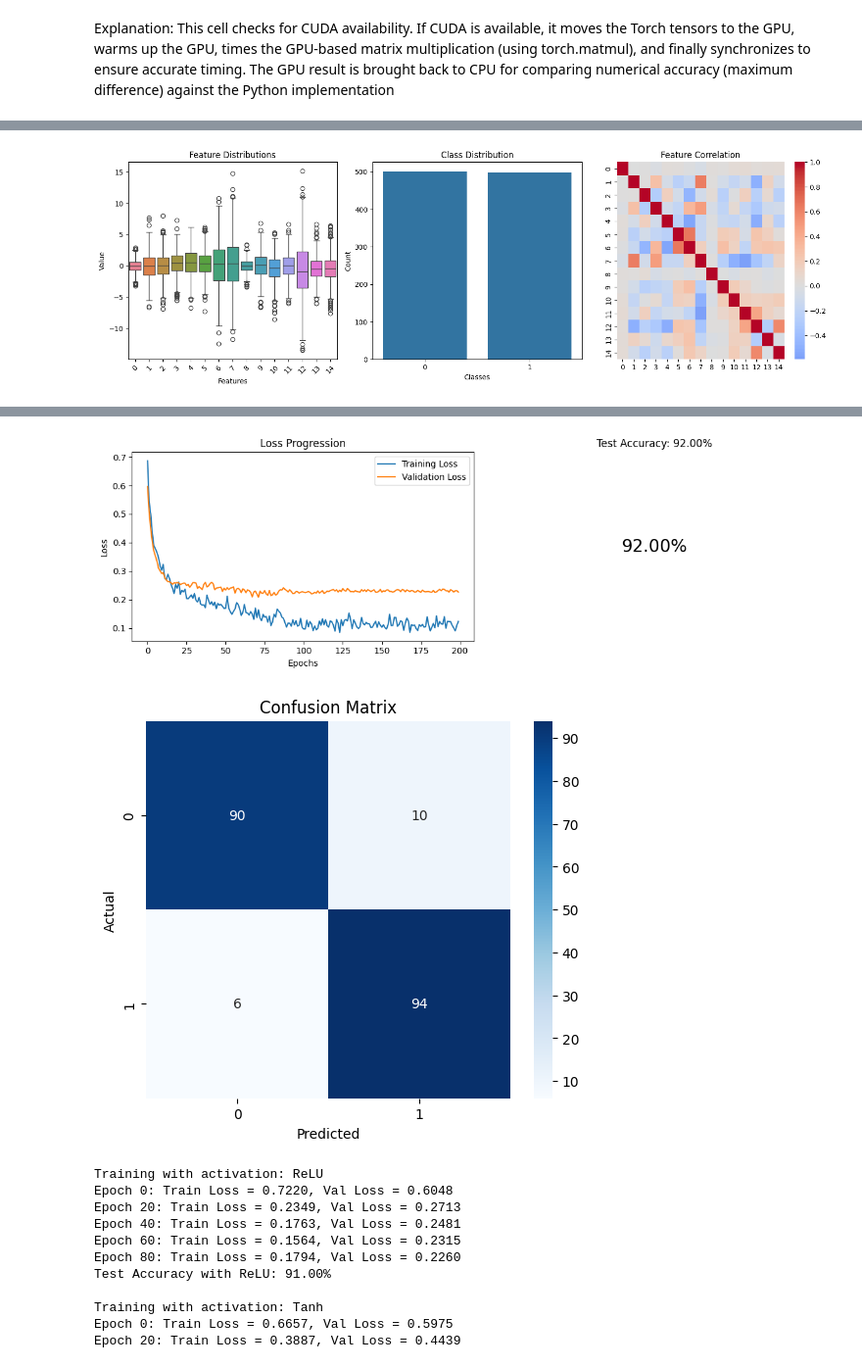
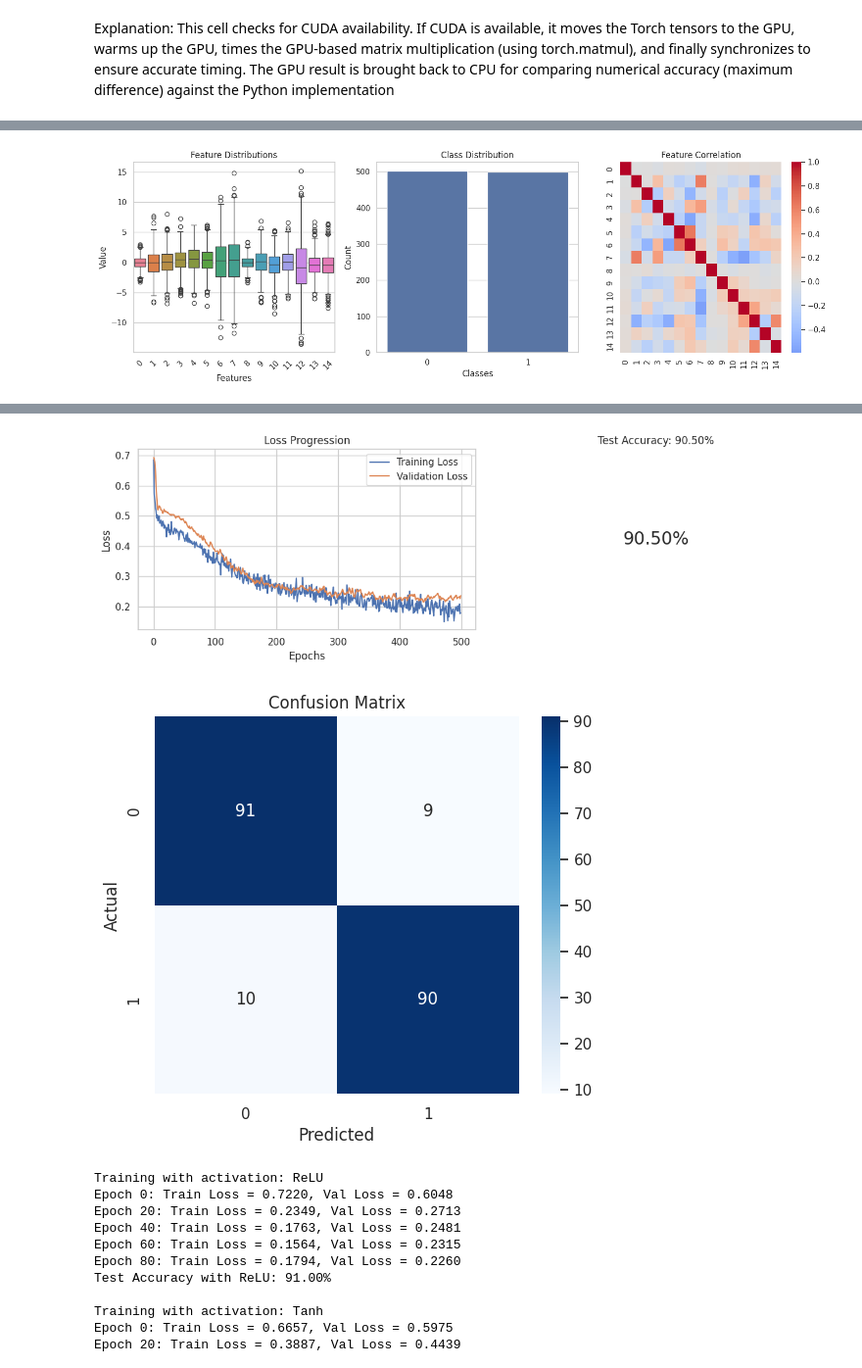
Before and after one commit to OrestisMakris/ACM-Upatras-SIG-ML, a Jupyter notebook: FeedForwardNN.ipynb, the cells around one changed output, grey strips where cells are left out. Shown at 98% size. Drawn from its saved outputs; the diff is of its cells as text; code cells hidden in the pictures.

```diff
--- a/FeedForwardNN.ipynb
+++ b/FeedForwardNN.ipynb
@@ -232,3 +269,21 @@ def generate_complex_dataset(n_samples=1000, n_features=15, n_classes=2,
         **kwargs
     )
     return X, y
+# %%
+print("Generating complex dataset...")
+X, y = generate_complex_dataset(n_samples=1000, n_features=15, n_classes=2, class_separation=0.8)
+
+#print the dataset and the shapes
+print("Dataset shape:", X.shape)
+print("Labels shape:", y.shape)
+print("First 5 samples:\n", X[:5])
+print("First 5 labels:\n", y[:5])
+# Visualize the dataset distribution 3d
+sns.set(style="whitegrid")
+plt.figure(figsize=(10, 6))
+sns.scatterplot(x=X[:, 0], y=X[:, 1], hue=y, palette="Set1", alpha=0.7)
+plt.title("Synthetic Dataset Distribution")
+plt.xlabel("Feature 1")
+plt.ylabel("Feature 2")
+plt.legend(title="Classes")
+plt.show()
@@ -268,10 +342,10 @@ def visualize_dataset(X, y):
 # %%
 class DataPreprocessor:
     """
-    Comprehensive data preprocessing class for neural network datasets.
+    Comprehensive data preprocessing class for neural network datasets StandardScaler with negative values.
     """
     def __init__(self, test_size=0.2, validation_size=0.2):
-        self.scaler = StandardScaler()
+        self.scaler = MinMaxScaler()
         self.test_size = test_size
         self.validation_size = validation_size
 
@@ -322,7 +396,7 @@ class FlexibleNeuralNetwork(nn.Module):
     Supports dynamic layer generation and multiple activation functions.
     """
     def __init__(self, input_size, hidden_layers=[64, 32],
-                 activation=nn.ReLU(), dropout_rate=0.2):
+                 activation=nn.LeakyReLU(), dropout_rate=0.2):
         super().__init__()
 
         layers = []
@@ -346,7 +420,7 @@ class FlexibleNeuralNetwork(nn.Module):
     def forward(self, x):
         return self.network(x)
 # %%
-def train_and_evaluate(model, datasets, learning_rate=0.001, epochs=200):
+def train_and_evaluate(model, datasets, learning_rate=0.0001, epochs=500):
     """
     Comprehensive training and evaluation pipeline.
 
@@ -364,16 +438,12 @@ def train_and_evaluate(model, datasets, learning_rate=0.001, epochs=200):
         datasets['train']['features'],
         datasets['train']['labels']
     )
-    train_loader = DataLoader(train_dataset, batch_size=32, shuffle=True)
+    train_loader = DataLoader(train_dataset, batch_size=64, shuffle=True)
 
     # Loss and optimizer
     criterion = nn.CrossEntropyLoss()
     optimizer = optim.Adam(model.parameters(), lr=learning_rate)
 
-    # Learning rate scheduler
-    scheduler = optim.lr_scheduler.ReduceLROnPlateau(
-        optimizer, mode='min', patience=10, factor=0.5
-    )
 
     # Training tracking
     train_losses, val_losses = [], []
@@ -400,8 +470,6 @@ def train_and_evaluate(model, datasets, learning_rate=0.001, epochs=200):
         train_losses.append(train_loss / len(train_loader))
         val_losses.append(val_loss.item())
 
-        # Learning rate adjustment
-        scheduler.step(val_loss)
 
         # Progress tracking
         if epoch % 20 == 0:
@@ -473,10 +541,15 @@ def main():
     preprocessor = DataPreprocessor()
     datasets = preprocessor.preprocess(X, y)
 
+    print("Preprocessed dataset shapes:")
+    for key, value in datasets.items():
+        print(f"{key.capitalize()} - Features: {value['features'].shape}, "
+              f"Labels: {value['labels'].shape}")
+
     # Initialize model
     model = FlexibleNeuralNetwork(
         input_size=X.shape[1],
-        hidden_layers=[64, 32],
+        hidden_layers=[64, 32 , 16],
         dropout_rate=0.3
     )
 
@@ -491,4 +564,4 @@ def main():
 if __name__ == '__main__':
     main()
 # %% [output]
-[figure, old version]
+[figure, new version]
@@ -505,5 +585,5 @@ Epoch 180: Train Loss = 0.1112, Val Loss = 0.2281
-[figure, old version]
+[figure, new version]
-[figure, old version]
+[figure, new version]
 # %%
 # New cell: Experiment with different activation functions
 
```
Also changed, not shown: parts of 5 cells of this notebook, 1 other file.
